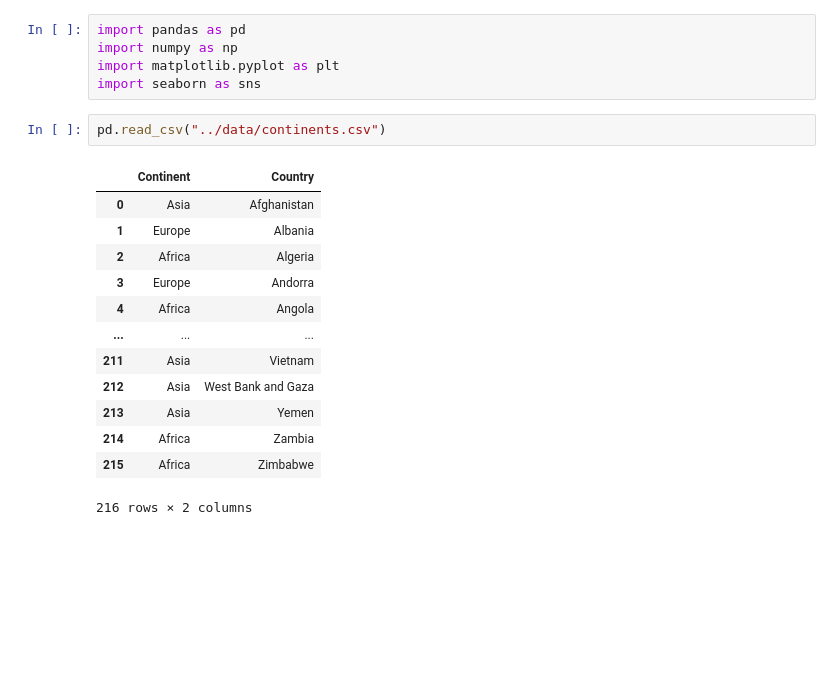
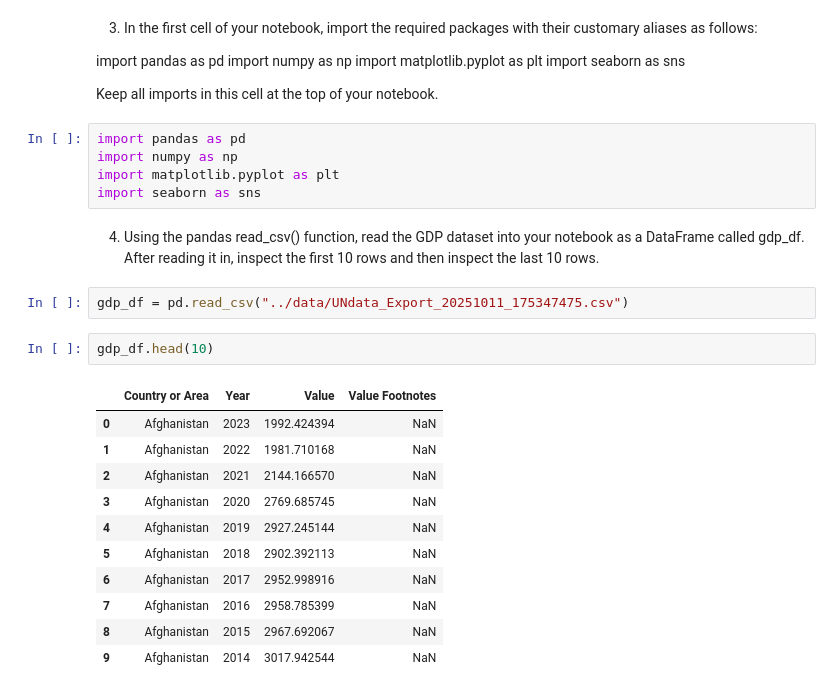
Before and after one commit to nss-data-science-cohort-9/un-exploration-joshwtacker, a Jupyter notebook: Notebook/UN_Data_Exploration.ipynb, the cells around one changed output. Saved outputs shown, nothing was run; the diff lists cells and outputs as text; blank space fills up the shorter version.

```diff
--- a/Notebook/UN_Data_Exploration.ipynb
+++ b/Notebook/UN_Data_Exploration.ipynb
@@ -1,21 +6,32 @@
+# %% [markdown]
+3. In the first cell of your notebook, import the required packages with their customary aliases as follows:
+
+import pandas as pd
+import numpy as np
+import matplotlib.pyplot as plt
+import seaborn as sns
+
+Keep all imports in this cell at the top of your notebook.
 # %%
 import pandas as pd
 import numpy as np
 import matplotlib.pyplot as plt
 import seaborn as sns
+# %% [markdown]
+4. Using the pandas read_csv() function, read the GDP dataset into your notebook as a DataFrame called gdp_df. After reading it in, inspect the first 10 rows and then inspect the last 10 rows.
 # %%
-pd.read_csv("../data/continents.csv")
+gdp_df = pd.read_csv("../data/UNdata_Export_20251011_175347475.csv")
-# %% [output]
-|  | Continent | Country |
-| 0 | Asia | Afghanistan |
-| 1 | Europe | Albania |
-| 2 | Africa | Algeria |
-| 3 | Europe | Andorra |
-| 4 | Africa | Angola |
-| ... | ... | ... |
-| 211 | Asia | Vietnam |
-| 212 | Asia | West Bank and Gaza |
-| 213 | Asia | Yemen |
-| 214 | Africa | Zambia |
-| 215 | Africa | Zimbabwe |
-216 rows × 2 columns
+# %%
+gdp_df.head(10)
+# %% [output]
+|  | Country or Area | Year | Value | Value Footnotes |
+| 0 | Afghanistan | 2023 | 1992.424394 | NaN |
+| 1 | Afghanistan | 2022 | 1981.710168 | NaN |
+| 2 | Afghanistan | 2021 | 2144.166570 | NaN |
+| 3 | Afghanistan | 2020 | 2769.685745 | NaN |
+| 4 | Afghanistan | 2019 | 2927.245144 | NaN |
+| 5 | Afghanistan | 2018 | 2902.392113 | NaN |
+| 6 | Afghanistan | 2017 | 2952.998916 | NaN |
+| 7 | Afghanistan | 2016 | 2958.785399 | NaN |
+| 8 | Afghanistan | 2015 | 2967.692067 | NaN |
+| 9 | Afghanistan | 2014 | 3017.942544 | NaN |
```
Also changed, not shown: parts of 43 cells of this notebook.
